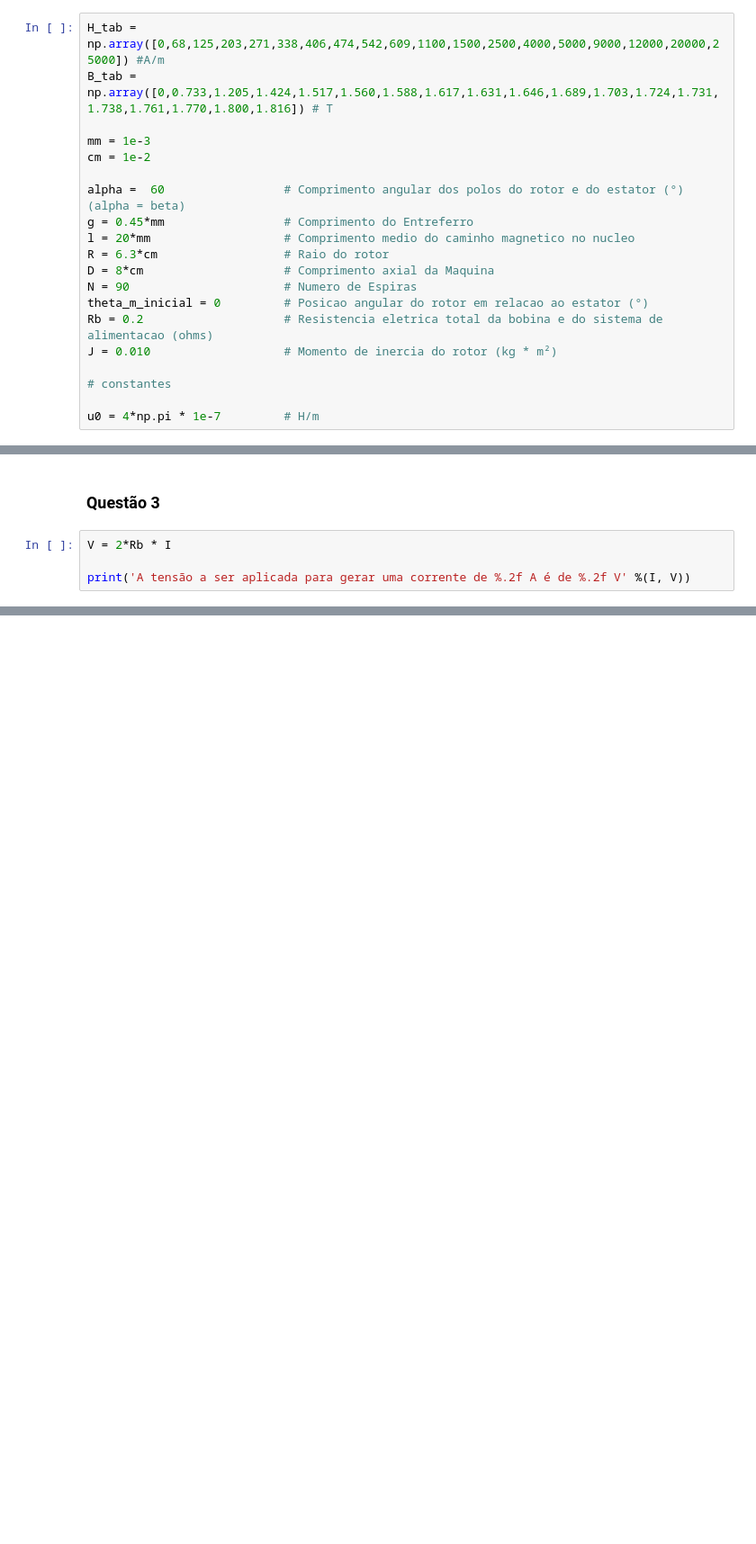
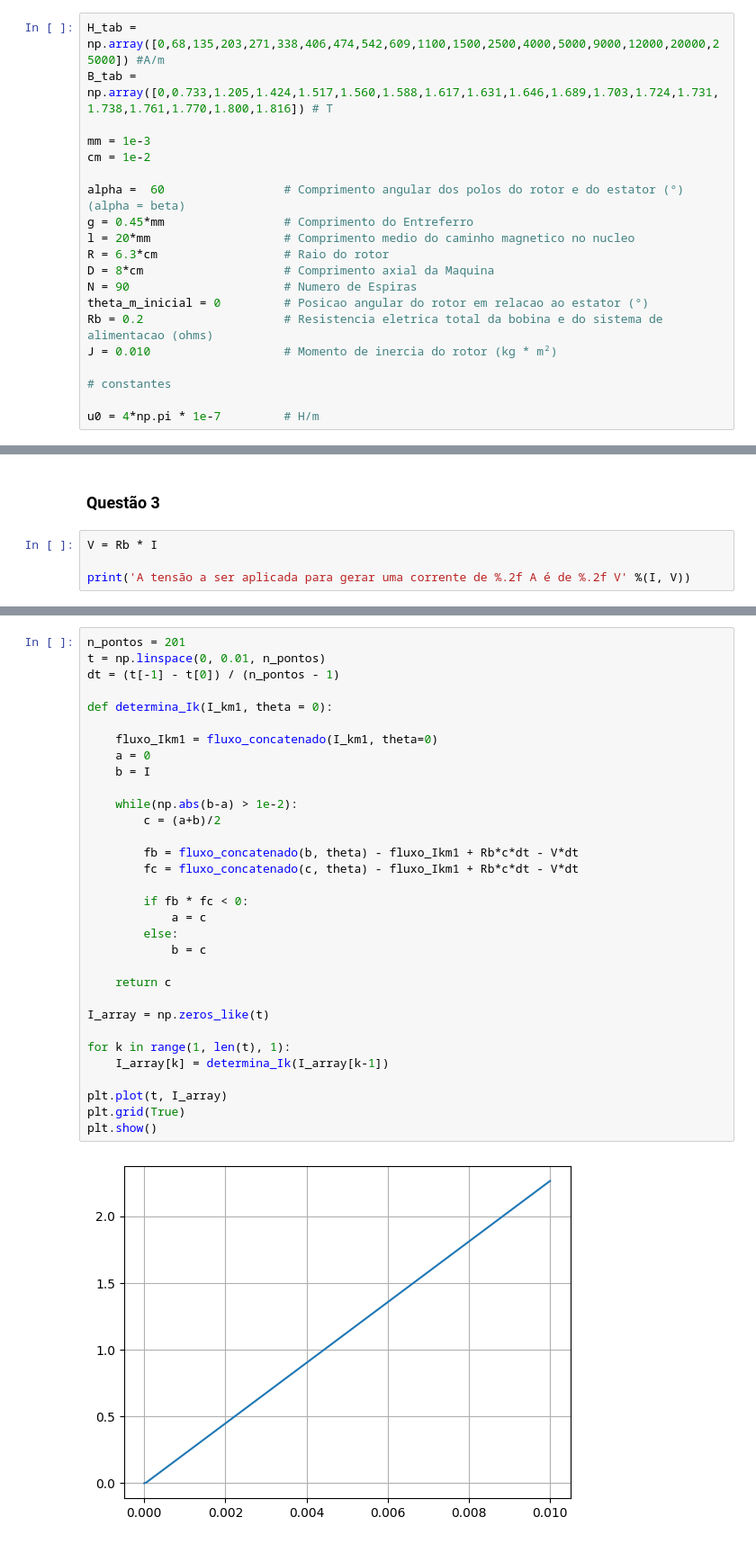
Before and after one commit to Tulio-Tav/Conversao_Eletromecanica, a Jupyter notebook: Projeto de conversão.ipynb, the cells around one changed output, grey strips where cells are left out. Shown at 90% size. Cells and saved outputs as stored; diff of their text form; blank space fills up the shorter version.

```diff
--- a/Projeto de conversão.ipynb
+++ b/Projeto de conversão.ipynb
@@ -7,7 +7,7 @@ import scipy as sp
 from scipy.interpolate import PchipInterpolator, CubicSpline
 from scipy.optimize import brentq
 # %%
-H_tab = np.array([0,68,125,203,271,338,406,474,542,609,1100,1500,2500,4000,5000,9000,12000,20000,25000]) #A/m
+H_tab = np.array([0,68,135,203,271,338,406,474,542,609,1100,1500,2500,4000,5000,9000,12000,20000,25000]) #A/m
 B_tab = np.array([0,0.733,1.205,1.424,1.517,1.560,1.588,1.617,1.631,1.646,1.689,1.703,1.724,1.731,1.738,1.761,1.770,1.800,1.816]) # T
 
 mm = 1e-3
@@ -220,7 +220,7 @@ Para uma densidade de fluxo magnético de 1.81 com θ = 0, deve-se ter I = 46.46
 # %% [markdown]
 ### Questão 3 ###
 # %%
-V = 2*Rb * I
+V = Rb * I
 
 print('A tensão a ser aplicada para gerar uma corrente de %.2f A é de %.2f V' %(I, V))
 # %% [output]
@@ -229,0 +234,34 @@ A tensão a ser aplicada para gerar uma corrente de 46.46 A é de 18.59 V
+# %%
+n_pontos = 201
+t = np.linspace(0, 0.01, n_pontos)
+dt = (t[-1] - t[0]) / (n_pontos - 1)
+
+def determina_Ik(I_km1, theta = 0):
+
+    fluxo_Ikm1 = fluxo_concatenado(I_km1, theta=0)
+    a = 0
+    b = I
+
+    while(np.abs(b-a) > 1e-2):
+        c = (a+b)/2
+
+        fb = fluxo_concatenado(b, theta) - fluxo_Ikm1 + Rb*c*dt - V*dt
+        fc = fluxo_concatenado(c, theta) - fluxo_Ikm1 + Rb*c*dt - V*dt
+
+        if fb * fc < 0:
+            a = c
+        else:
+            b = c
+
+    return c
+
+I_array = np.zeros_like(t)
+
+for k in range(1, len(t), 1):
+    I_array[k] = determina_Ik(I_array[k-1])
+
+plt.plot(t, I_array)
+plt.grid(True)
+plt.show()
+# %% [output]
+[figure, added]
```
Also changed, not shown: parts of 2 cells of this notebook.
